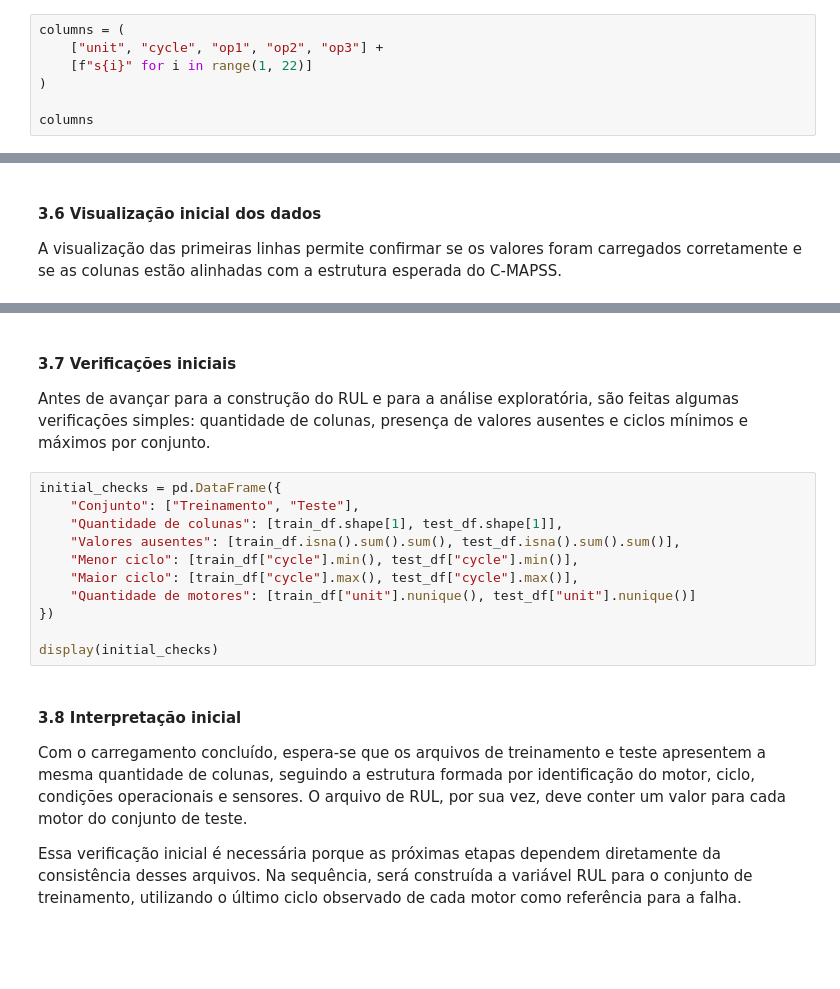
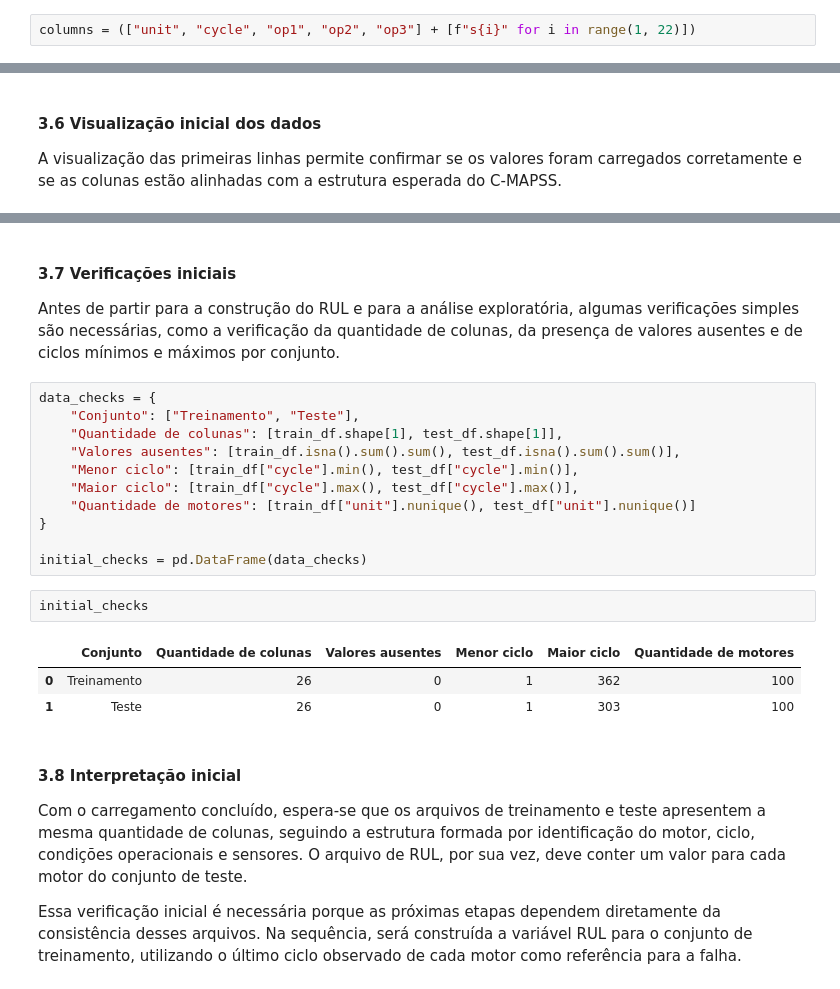
Before and after one commit to ander-oliveira/rul-prediction-cmapss, a Jupyter notebook: Prediction_RUL_CMAPSS.ipynb, the cells around one changed output, grey strips where cells are left out. Saved outputs shown, nothing was run; the diff lists cells and outputs as text; blank space fills up the shorter version.

Commit message:
Phase 1: Initial checks

```diff
--- a/Prediction_RUL_CMAPSS.ipynb
+++ b/Prediction_RUL_CMAPSS.ipynb
@@ -167,9 +182,4 @@ sorted([file.name for file in DATA_DIR.iterdir()])[:10]
 
 Os arquivos originais do C-MAPSS não possuem cabeçalho. Por isso, os nomes das colunas precisam ser definidos manualmente. A estrutura utilizada contém o identificador do motor (`unit`), o ciclo operacional (`cycle`), três condições operacionais (`op1`, `op2` e `op3`) e vinte e um sensores (`s1` a `s21`).
 # %%
-columns = (
-    ["unit", "cycle", "op1", "op2", "op3"] +
-    [f"s{i}" for i in range(1, 22)]
-)
-
-columns
+columns = (["unit", "cycle", "op1", "op2", "op3"] + [f"s{i}" for i in range(1, 22)])
@@ -248,18 +277,24 @@ display(rul_df.head())
 # %% [markdown]
 #### **3.7 Verificações iniciais**
 
-Antes de avançar para a construção do RUL e para a análise exploratória, são feitas algumas verificações simples: quantidade de colunas, presença de valores ausentes e ciclos mínimos e máximos por conjunto.
+Antes de partir para a construção do RUL e para a análise exploratória, algumas verificações simples são necessárias, como a verificação da quantidade de colunas, da presença de valores ausentes e de ciclos mínimos e máximos por conjunto.
 # %%
-initial_checks = pd.DataFrame({
+data_checks = {
     "Conjunto": ["Treinamento", "Teste"],
     "Quantidade de colunas": [train_df.shape[1], test_df.shape[1]],
     "Valores ausentes": [train_df.isna().sum().sum(), test_df.isna().sum().sum()],
     "Menor ciclo": [train_df["cycle"].min(), test_df["cycle"].min()],
     "Maior ciclo": [train_df["cycle"].max(), test_df["cycle"].max()],
     "Quantidade de motores": [train_df["unit"].nunique(), test_df["unit"].nunique()]
-})
+}
 
-display(initial_checks)
+initial_checks = pd.DataFrame(data_checks)
+# %%
+initial_checks
+# %% [output]
+|  | Conjunto | Quantidade de colunas | Valores ausentes | Menor ciclo | Maior ciclo | Quantidade de motores |
+| 0 | Treinamento | 26 | 0 | 1 | 362 | 100 |
+| 1 | Teste | 26 | 0 | 1 | 303 | 100 |
 # %% [markdown]
 #### **3.8 Interpretação inicial**
 
```
Also changed, not shown: parts of 20 cells of this notebook.
